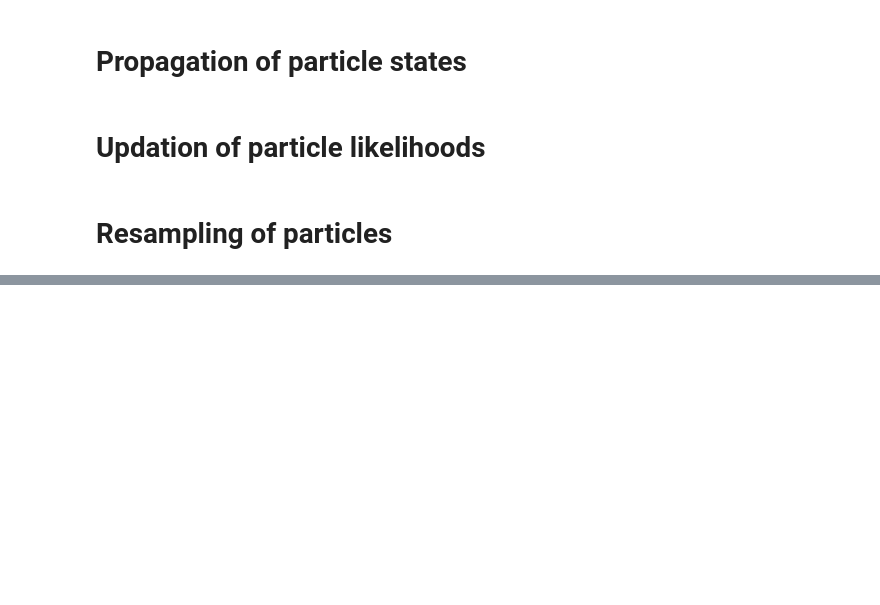
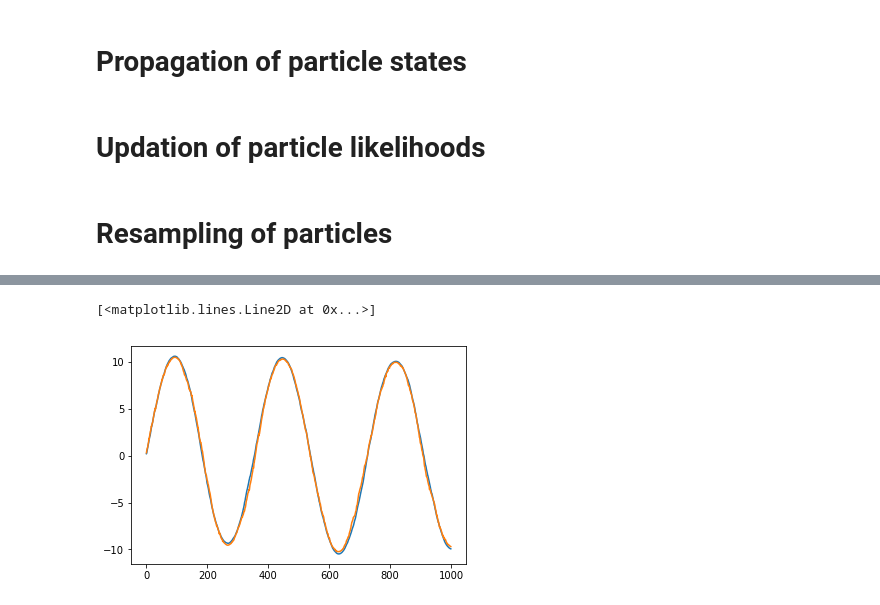
Before and after one commit to motokimura/pfilter-python, a Jupyter notebook: particle_filter_notebook.ipynb, the cells around one changed output, grey strips where cells are left out. Cells and saved outputs as stored; diff of their text form; code cells hidden in the pictures; blank space fills up the shorter version.

```diff
--- a/particle_filter_notebook.ipynb
+++ b/particle_filter_notebook.ipynb
@@ -214,0 +339,7 @@ def resampling(x_p, likelihood, ess_thresh):
+# %%
+plt.plot(x_rec[:,1])
+plt.hold
+plt.plot(x_est_rec[:,1])
+# %% [output]
+[<matplotlib.lines.Line2D at 0x...>]
+[figure, added]
```
Also changed, not shown: parts of 12 cells of this notebook.
